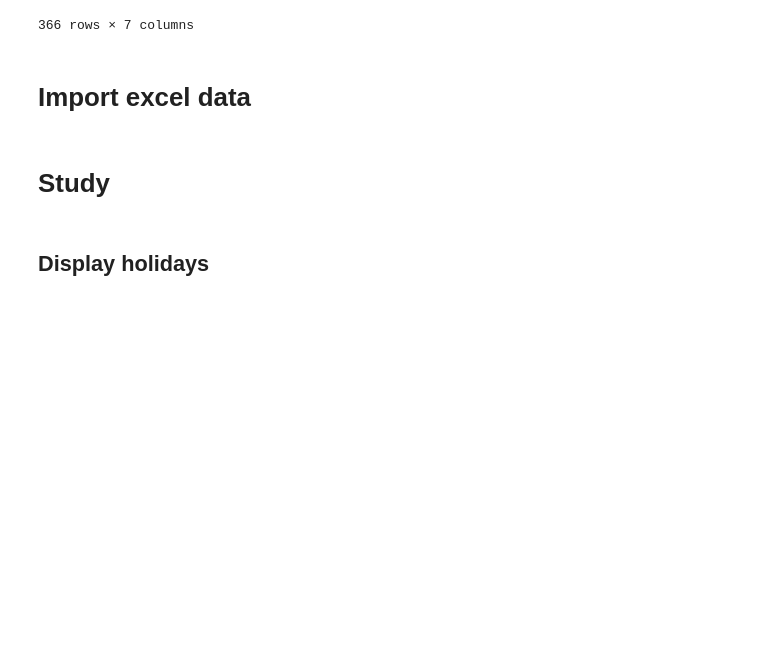
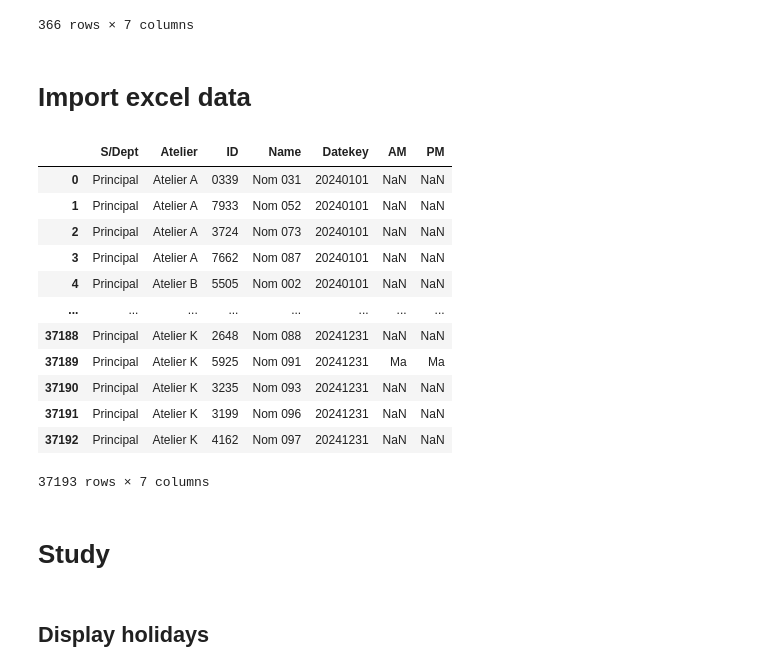
Before and after one commit to Fnor-BE/on-duty-2024, a Jupyter notebook: on-duty.ipynb, the cells around one changed output. Saved outputs shown, nothing was run; the diff lists cells and outputs as text; code cells hidden in the pictures; blank space fills up the shorter version.

Commit message:
Made parser that returns the data unpivoted in a DataFrame

```diff
--- a/on-duty.ipynb
+++ b/on-duty.ipynb
@@ -15,8 +16,12 @@ pd.set_option('display.max_columns', None)
 # %%
 EXCEL_FILE    = 'data/on-duty-2024.xlsx'
 HOLIDAYS_FILE = 'data/holidays.csv'
+
+GENERATE_DIMDATE = False
 START_DATE = '2024-01-01'
 END_DATE   = '2024-12-31'
+
+SKIP_ROWS = 12 # Number of rows at the top of each month data
 # %% [markdown]
 # Dimdate generation
 # %%
@@ -41,6 +46,23 @@ dimdate
 366 rows × 7 columns
 # %% [markdown]
 # Import excel data
+# %%
+df = load_and_parse_data(EXCEL_FILE, year=2024, skip_sheets=1, skiprows=SKIP_ROWS)
+df
+# %% [output]
+|  | S/Dept | Atelier | ID | Name | Datekey | AM | PM |
+| 0 | Principal | Atelier A | 0339 | Nom 031 | 20240101 | NaN | NaN |
+| 1 | Principal | Atelier A | 7933 | Nom 052 | 20240101 | NaN | NaN |
+| 2 | Principal | Atelier A | 3724 | Nom 073 | 20240101 | NaN | NaN |
+| 3 | Principal | Atelier A | 7662 | Nom 087 | 20240101 | NaN | NaN |
+| 4 | Principal | Atelier B | 5505 | Nom 002 | 20240101 | NaN | NaN |
+| ... | ... | ... | ... | ... | ... | ... | ... |
+| 37188 | Principal | Atelier K | 2648 | Nom 088 | 20241231 | NaN | NaN |
+| 37189 | Principal | Atelier K | 5925 | Nom 091 | 20241231 | Ma | Ma |
+| 37190 | Principal | Atelier K | 3235 | Nom 093 | 20241231 | NaN | NaN |
+| 37191 | Principal | Atelier K | 3199 | Nom 096 | 20241231 | NaN | NaN |
+| 37192 | Principal | Atelier K | 4162 | Nom 097 | 20241231 | NaN | NaN |
+37193 rows × 7 columns
 # %% [markdown]
 # Study
 # %% [markdown]
```
Also changed, not shown: parts of 1 cell of this notebook, 2 other files.
